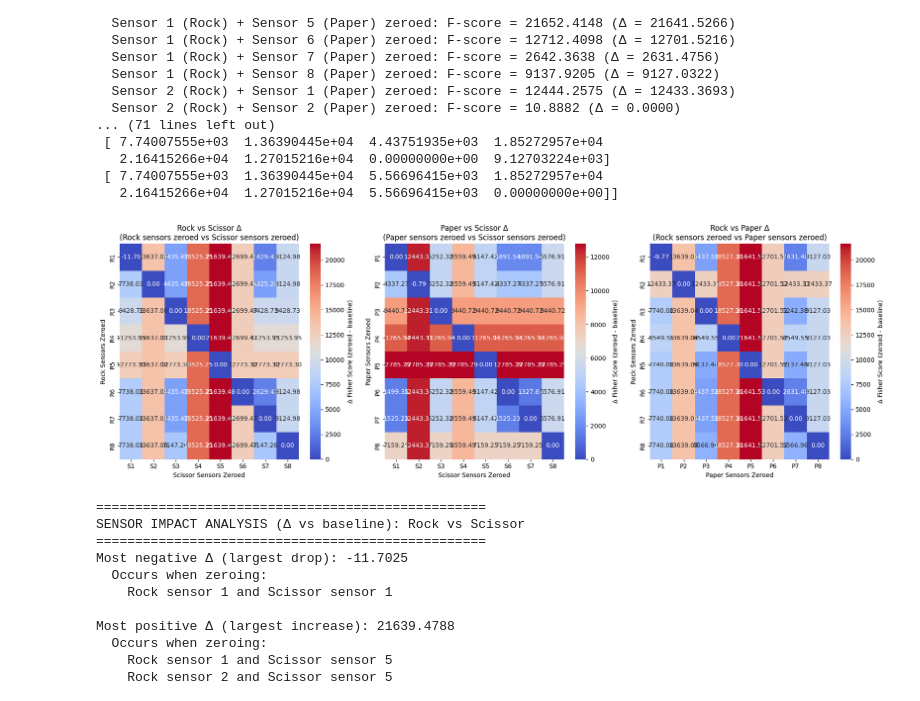
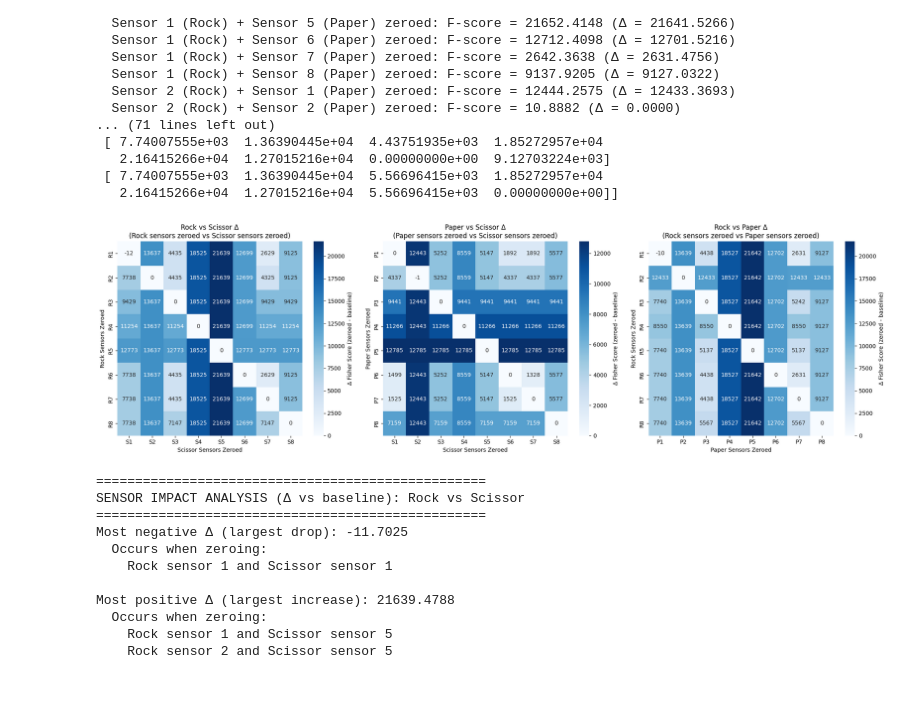
Before and after one commit to freek1/roshambo, a Jupyter notebook: emg_feature_analysis.ipynb, the cells around one changed output. Cells and saved outputs as stored; diff of their text form; code cells hidden in the pictures.

Commit message:
updated figures

```diff
--- a/emg_feature_analysis.ipynb
+++ b/emg_feature_analysis.ipynb
@@ -325,41 +325,48 @@ Analyzing sensor importance for Rock vs Paper...
    2.16415266e+04  1.27015216e+04  5.56696415e+03  0.00000000e+00]]
 # %%
 # Visualize the results with heatmaps
+import matplotlib.pyplot as plt
 import seaborn as sns
+import numpy as np
 
-fig, axes = plt.subplots(1, 3, figsize=(18, 6))
+# load rock_scissor_result.txt
+rock_scissor_matrix = np.loadtxt('rock_scissor_result.txt')
+paper_scissor_matrix = np.loadtxt('paper_scissor_result.txt')
+rock_paper_matrix = np.loadtxt('rock_paper_result.txt')
+
+fig, axes = plt.subplots(1, 3, figsize=(20, 6))
 
 # Rock vs Scissor heatmap (Δ vs baseline)
-sns.heatmap(rock_scissor_matrix, annot=True, fmt='.2f', cmap='coolwarm',
+sns.heatmap(rock_scissor_matrix, annot=True, fmt='.0f', cmap='Blues',
             xticklabels=[f'S{j+1}' for j in range(8)],
             yticklabels=[f'R{i+1}' for i in range(8)],
             ax=axes[0], cbar_kws={'label': 'Δ Fisher Score (zeroed - baseline)'})
 axes[0].set_title('Rock vs Scissor Δ\n(Rock sensors zeroed vs Scissor sensors zeroed)')
 axes[0].set_xlabel('Scissor Sensors Zeroed')
 axes[0].set_ylabel('Rock Sensors Zeroed')
 
 # Paper vs Scissor heatmap (Δ vs baseline)
-sns.heatmap(paper_scissor_matrix, annot=True, fmt='.2f', cmap='coolwarm',
+sns.heatmap(paper_scissor_matrix, annot=True, fmt='.0f', cmap='Blues',
             xticklabels=[f'S{j+1}' for j in range(8)],
             yticklabels=[f'P{i+1}' for i in range(8)],
             ax=axes[1], cbar_kws={'label': 'Δ Fisher Score (zeroed - baseline)'})
 axes[1].set_title('Paper vs Scissor Δ\n(Paper sensors zeroed vs Scissor sensors zeroed)')
 axes[1].set_xlabel('Scissor Sensors Zeroed')
 axes[1].set_ylabel('Paper Sensors Zeroed')
 
 # Rock vs Paper heatmap (Δ vs baseline)
-sns.heatmap(rock_paper_matrix, annot=True, fmt='.2f', cmap='coolwarm',
+sns.heatmap(rock_paper_matrix, annot=True, fmt='.0f', cmap='Blues',
             xticklabels=[f'P{j+1}' for j in range(8)],
             yticklabels=[f'R{i+1}' for i in range(8)],
             ax=axes[2], cbar_kws={'label': 'Δ Fisher Score (zeroed - baseline)'})
 axes[2].set_title('Rock vs Paper Δ\n(Rock sensors zeroed vs Paper sensors zeroed)')
 axes[2].set_xlabel('Paper Sensors Zeroed')
 axes[2].set_ylabel('Rock Sensors Zeroed')
 
 plt.tight_layout()
 plt.show()
 # %% [output]
-[figure, old version]
+[figure, new version]
 # %%
 # Summary analysis - Find most and least impactful deltas
 
```
Also changed, not shown: parts of 1 cell of this notebook, 5 other files.
